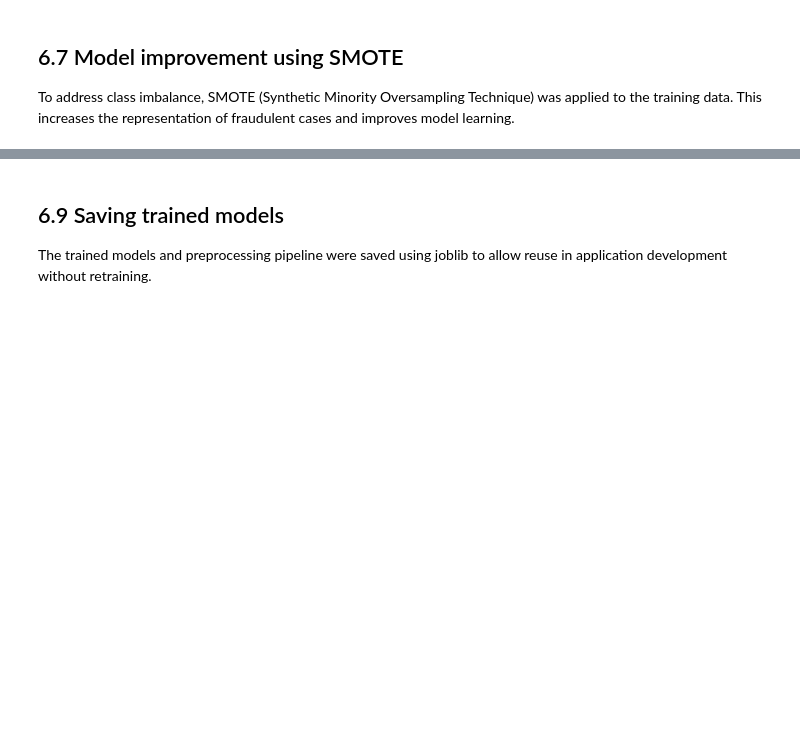
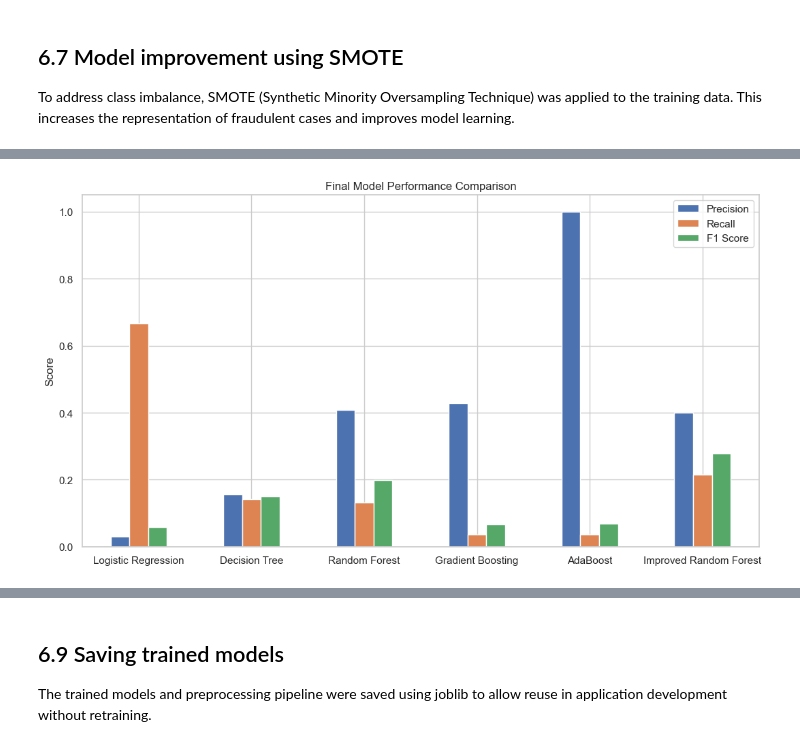
Before and after one commit to YaseenMunowwar/st20357375-CMP7005PRAC1-credit-card-fraud, a Jupyter notebook: notebooks/st20357375_CMP7005_PRAC1_Final.ipynb, the cells around one changed output, grey strips where cells are left out. Cells and saved outputs as stored; diff of their text form; code cells hidden in the pictures; blank space fills up the shorter version.

```diff
--- a/notebooks/st20357375_CMP7005_PRAC1_Final.ipynb
+++ b/notebooks/st20357375_CMP7005_PRAC1_Final.ipynb
@@ -702,0 +721,5 @@ pd.DataFrame(rf_improved_results, index=["Improved Random Forest"]).round(4)
+# %%
+final_results_df = results_df.copy()
+final_results_df.loc["Improved Random Forest"] = rf_improved_results
+
+final_results_df.round(4)
@@ -702,0 +734,10 @@ pd.DataFrame(rf_improved_results, index=["Improved Random Forest"]).round(4)
+# %%
+final_results_df[["Precision", "Recall", "F1 Score"]].plot(kind="bar", figsize=(11,6))
+plt.title("Final Model Performance Comparison")
+plt.ylabel("Score")
+plt.xticks(rotation=0)
+plt.tight_layout()
+plt.savefig("../screenshots/task3_model_comparison.png", dpi=300, bbox_inches="tight")
+plt.show()
+# %% [output]
+[figure, added]
```
Also changed, not shown: parts of 15 cells of this notebook, 15 other files.
